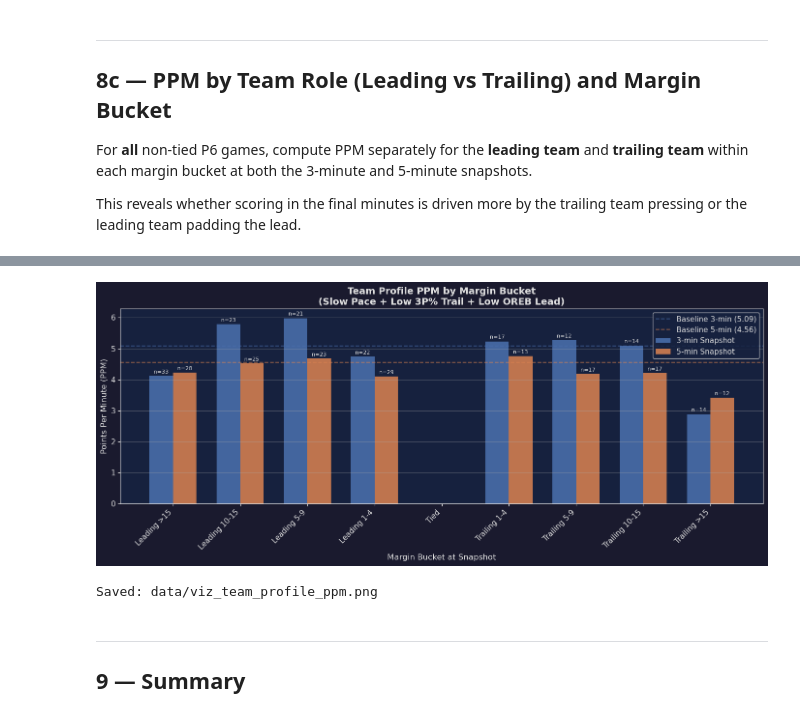
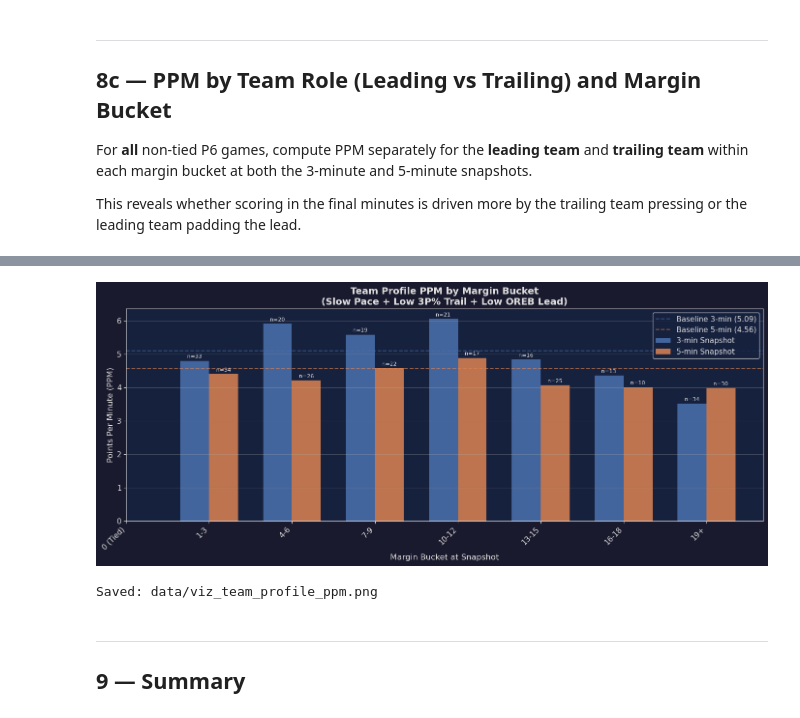
Before and after one commit to roosterpropertycare/ncaam_ou_final_mins, a Jupyter notebook: 04_driver_analysis.ipynb, the cells around one changed output, grey strips where cells are left out. Cells and saved outputs as stored; diff of their text form; code cells hidden in the pictures.

```diff
--- a/04_driver_analysis.ipynb
+++ b/04_driver_analysis.ipynb
@@ -208,6 +222,7 @@ def get_entry_info(reg_df, window_secs):
 
 entry_3 = get_entry_info(reg, 180)
 entry_3['margin_bucket'] = entry_3['margin'].apply(margin_bucket)
+entry_3['fine_bucket'] = entry_3['margin'].apply(fine_bucket)
 
 # Leading = home if margin > 0, away if margin < 0
 entry_3['leading_team_id'] = np.where(
@@ -222,6 +237,7 @@ entry_3['trailing_team_id'] = np.where(
 # Drop ties (no leading/trailing in ties)
 entry_3_lt = entry_3[entry_3['margin'] != 0].copy()
 entry_3_lt['abs_margin'] = entry_3_lt['margin'].abs()
+entry_3_lt['fine_bucket'] = entry_3_lt['margin'].apply(fine_bucket)
 
 print(f'Total games at 3:00 mark: {len(entry_3):,}')
 print(f'  With leader/trailer:    {len(entry_3_lt):,}')
@@ -278,7 +294,7 @@ bucketed by the leading or trailing team's quartile for that stat.
 # %%
 # ── Get all F3 scoring events ──
 scoring_3 = reg[(reg['scoring_play'] == True) & (reg['secs_remaining'] <= 180)].copy()
-scoring_3['entry_bucket'] = scoring_3['game_id'].map(entry_3['margin_bucket'])
+scoring_3['entry_bucket'] = scoring_3['game_id'].map(entry_3['fine_bucket'])
 scoring_3 = scoring_3.dropna(subset=['entry_bucket'])
 
 # Only non-tied games
@@ -422,9 +438,9 @@ for driver_col, driver_label, q_labels in DRIVER_CONFIGS:
     s_valid = scoring_3_lt.dropna(subset=[driver_col])
     games_valid = entry_3_lt.dropna(subset=[driver_col])
 
-    for b in BUCKET_ORDER:
+    for b in FINE_LABELS:
         s_bucket = s_valid[s_valid['entry_bucket'] == b]
-        g_bucket = games_valid[games_valid['margin_bucket'] == b]
+        g_bucket = games_valid[games_valid['fine_bucket'] == b]
 
         for q in q_labels:
             pts = s_bucket[s_bucket[driver_col] == q]['score_value'].sum()
@@ -438,5 +454,5 @@ for driver_col, driver_label, q_labels in DRIVER_CONFIGS:
             })
 
 inter_df = pd.DataFrame(interaction_results)
-print(f'Total profiles computed: {len(inter_df)} (5 drivers × {len(BUCKET_ORDER)} buckets × 4 quartiles)')
+print(f'Total profiles computed: {len(inter_df)} (5 drivers × {len(FINE_LABELS)} buckets × 4 quartiles)')
 # %% [output]
@@ -868,6 +862,7 @@ Then compute PPM by margin bucket at both the **3-minute** and **5-minute** snap
 # ── 5-Minute Snapshot (same pattern as the 3-min snapshot) ──
 entry_5 = get_entry_info(reg, 300)
 entry_5['margin_bucket'] = entry_5['margin'].apply(margin_bucket)
+entry_5['fine_bucket'] = entry_5['margin'].apply(fine_bucket)
 
 entry_5['leading_team_id'] = np.where(
     entry_5['margin'] > 0, entry_5['home_team_id'],
@@ -880,6 +875,7 @@ entry_5['trailing_team_id'] = np.where(
 
 entry_5_lt = entry_5[entry_5['margin'] != 0].copy()
 entry_5_lt['abs_margin'] = entry_5_lt['margin'].abs()
+entry_5_lt['fine_bucket'] = entry_5_lt['margin'].apply(fine_bucket)
 
 # Map driver quartiles onto the 5-min snapshot
 for q_name, lookup in driver_lookups.items():
@@ -888,7 +884,7 @@ for q_name, lookup in driver_lookups.items():
 
 # 5-min scoring events
 scoring_5 = reg[(reg['scoring_play'] == True) & (reg['secs_remaining'] <= 300)].copy()
-scoring_5['entry_bucket'] = scoring_5['game_id'].map(entry_5['margin_bucket'])
+scoring_5['entry_bucket'] = scoring_5['game_id'].map(entry_5['fine_bucket'])
 scoring_5 = scoring_5.dropna(subset=['entry_bucket'])
 scoring_5_lt = scoring_5[scoring_5['game_id'].isin(entry_5_lt.index)].copy()
 
@@ -913,9 +909,9 @@ print(f'Profile matches — 3-min: {len(profile_3_games)} games, '
 # ── PPM by Margin Bucket ──
 def compute_profile_ppm(profile_ids, scoring_df, window_mins, snapshot_entry):
     rows = []
-    for bucket in BUCKET_ORDER:
+    for bucket in FINE_LABELS:
         bucket_ids = [g for g in profile_ids
-                      if snapshot_entry.loc[g, 'margin_bucket'] == bucket]
+                      if snapshot_entry.loc[g, 'fine_bucket'] == bucket]
         n_g = len(bucket_ids)
         if n_g == 0:
             rows.append({'Margin Bucket': bucket, 'Games': 0,
@@ -1137,7 +1165,7 @@ import seaborn as sns
 
 fig, ax = plt.subplots(figsize=(14, 6))
 
-x = np.arange(len(BUCKET_ORDER))
+x = np.arange(len(FINE_LABELS))
 width = 0.35
 
 bars_3 = ax.bar(x - width/2, ppm_3['PPM'].values, width,
@@ -1147,35 +1175,35 @@ bars_5 = ax.bar(x + width/2, ppm_5['PPM'].values, width,
 
 ax.axhline(baseline_3_ppm, color='#4C72B0', linestyle='--', alpha=0.6,
            label=f'Baseline 3-min ({baseline_3_ppm:.2f})')
 ax.axhline(baseline_5_ppm, color='#DD8452', linestyle='--', alpha=0.6,
            label=f'Baseline 5-min ({baseline_5_ppm:.2f})')
 
 ax.set_xlabel('Margin Bucket at Snapshot', fontsize=12)
 ax.set_ylabel('Points Per Minute (PPM)', fontsize=12)
 ax.set_title('Team Profile PPM by Margin Bucket\n'
              '(Slow Pace + Low 3P% Trail + Low OREB Lead)',
              fontsize=14, fontweight='bold')
 ax.set_xticks(x)
-ax.set_xticklabels(BUCKET_ORDER, rotation=45, ha='right')
+ax.set_xticklabels(FINE_LABELS, rotation=45, ha='right')
 ax.legend(loc='upper right')
 ax.grid(axis='y', alpha=0.3)
 
 # Annotate game counts above each bar
 for bar, games in zip(bars_3, ppm_3['Games'].values):
     if games > 0 and not np.isnan(bar.get_height()):
         ax.text(bar.get_x() + bar.get_width()/2, bar.get_height() + 0.05,
                 f'n={games}', ha='center', va='bottom', fontsize=8)
 for bar, games in zip(bars_5, ppm_5['Games'].values):
     if games > 0 and not np.isnan(bar.get_height()):
         ax.text(bar.get_x() + bar.get_width()/2, bar.get_height() + 0.05,
                 f'n={games}', ha='center', va='bottom', fontsize=8)
 
 plt.tight_layout()
 plt.savefig('data/viz_team_profile_ppm.png', dpi=150, bbox_inches='tight')
 plt.show()
 print('Saved: data/viz_team_profile_ppm.png')
 # %% [output]
-[figure, old version]
+[figure, new version]
 Saved: data/viz_team_profile_ppm.png
 # %% [markdown]
 ---
```
Also changed, not shown: parts of 13 cells of this notebook, 15 other files.
